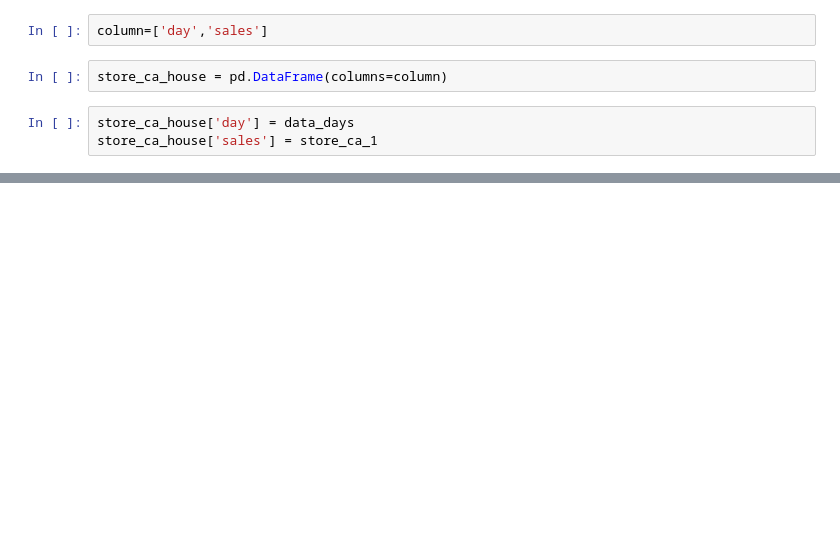
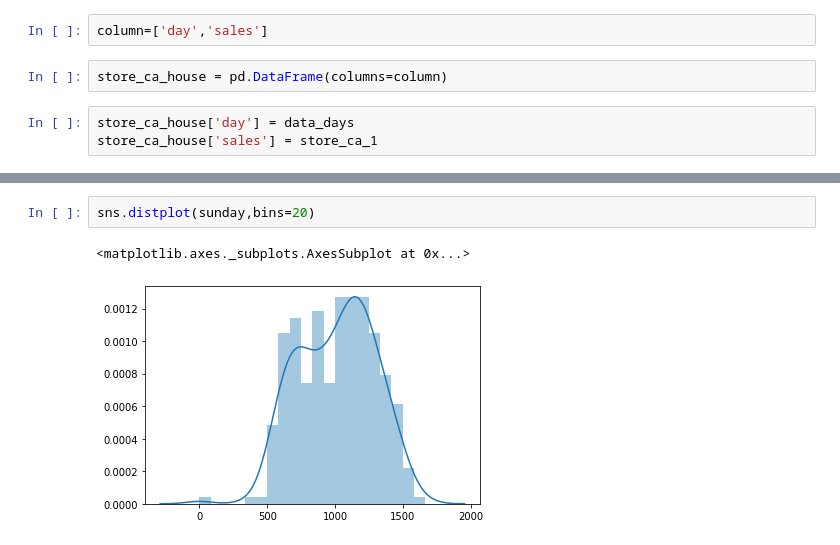
Before and after one commit to pahwa1902/Learning, a Jupyter notebook: M5_Forecasting.ipynb, the cells around one changed output, grey strips where cells are left out. Saved outputs shown, nothing was run; the diff lists cells and outputs as text; blank space fills up the shorter version.

```diff
--- a/M5_Forecasting.ipynb
+++ b/M5_Forecasting.ipynb
@@ -544,0 +576,5 @@ store_ca_house['sales'] = store_ca_1
+# %%
+sns.distplot(sunday,bins=20)
+# %% [output]
+<matplotlib.axes._subplots.AxesSubplot at 0x...>
+[figure, added]
```
Also changed, not shown: parts of 73 cells of this notebook.
